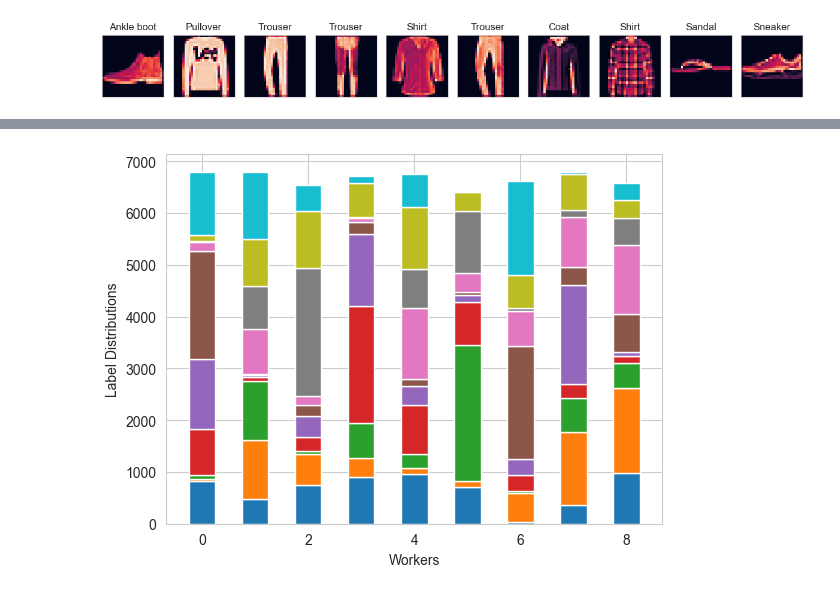
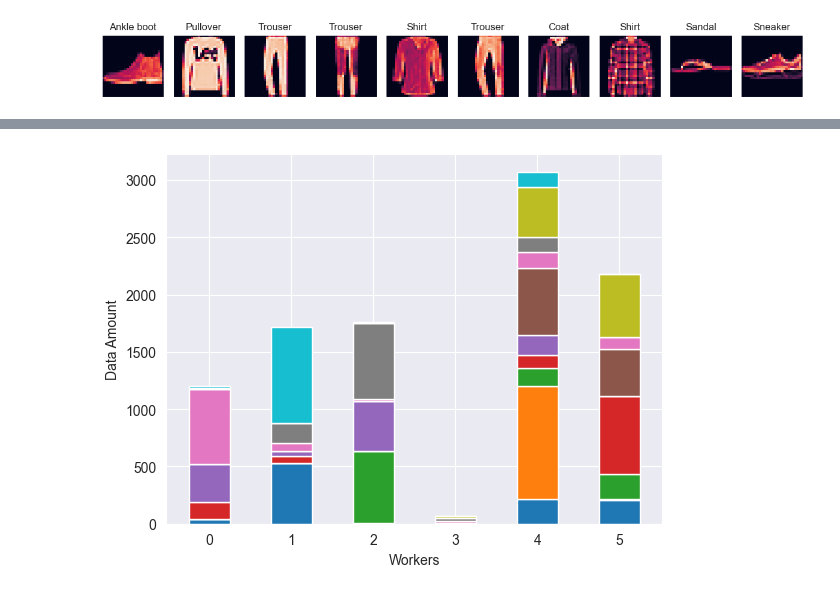
Before and after one commit to h-flox/flox, a Jupyter notebook: Demo.ipynb, the cells around one changed output, grey strips where cells are left out. Drawn from its saved outputs; the diff is of its cells as text; code cells hidden in the pictures.

```diff
--- a/Demo.ipynb
+++ b/Demo.ipynb
@@ -47,16 +56,20 @@ plt.show()
 # %%
+import os
+from flox.data import federated_split, fed_barplot
+from torchvision.datasets import FashionMNIST
+from torchvision.transforms import ToTensor
+
+data = FashionMNIST(root=os.environ["TORCH_DATASETS"], download=False, train=False, transform=ToTensor())
 federated_data = federated_split(
-    FashionMNIST(root=os.environ["TORCH_DATASETS"], download=False, train=True, transform=ToTensor()),
+    data,
     flock,
     10,
-    samples_alpha=1000.0,
-    labels_alpha=1.0,
+    samples_alpha=1.0,
+    labels_alpha=0.1
 )
+fed_barplot(federated_data, 10)
+plt.xlabel("Workers")
+plt.ylabel("Data Amount")
+plt.show()
+# %% [output]
+[figure, added]
-# %%
-fed_barplot(federated_data, 10)
-# plt.yscale("log")
-plt.xlabel("Workers")
-plt.ylabel("Label Distributions")
-plt.show()
-# %% [output]
-[figure, removed]
```
Also changed, not shown: parts of 14 cells of this notebook, 7 other files.
